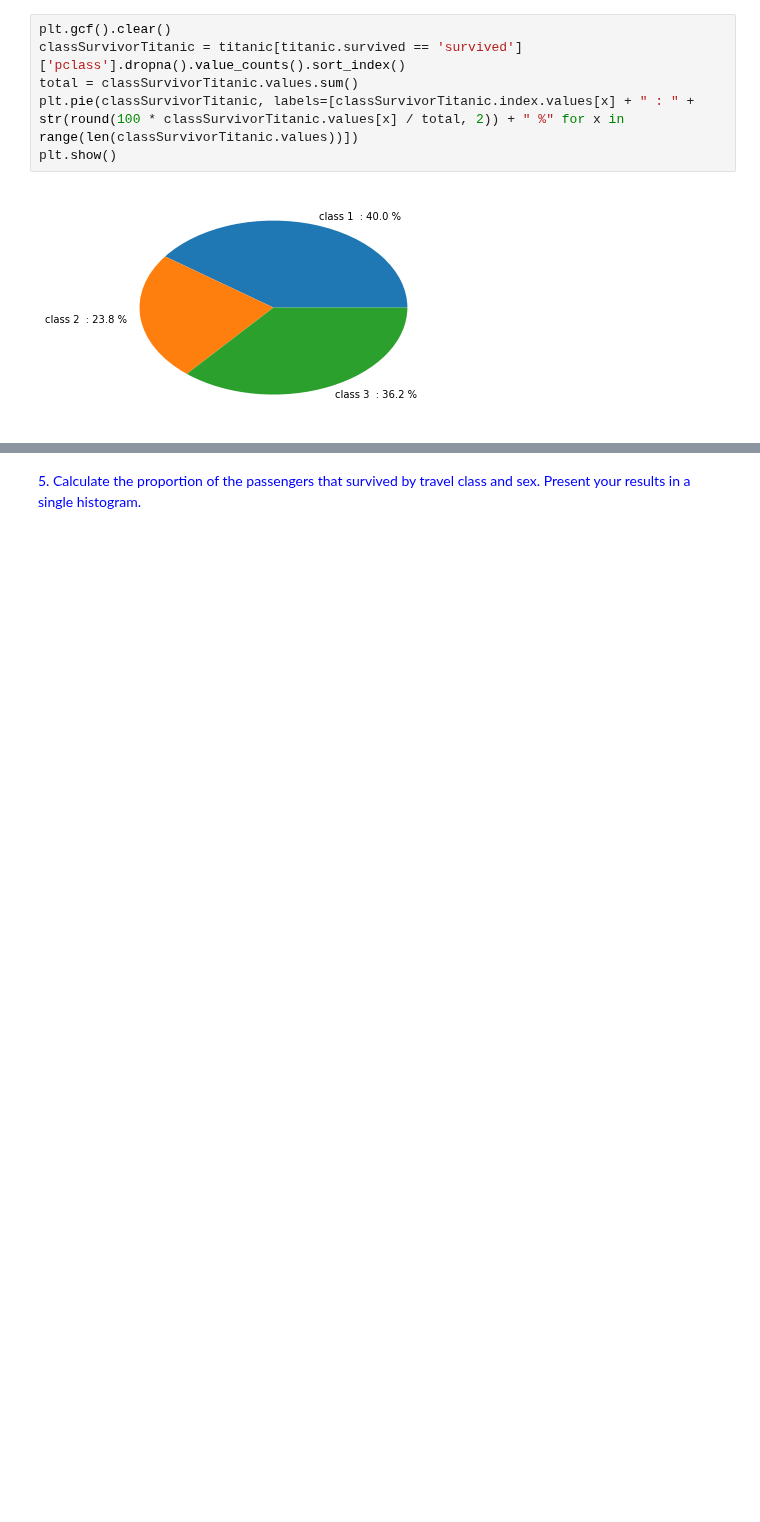
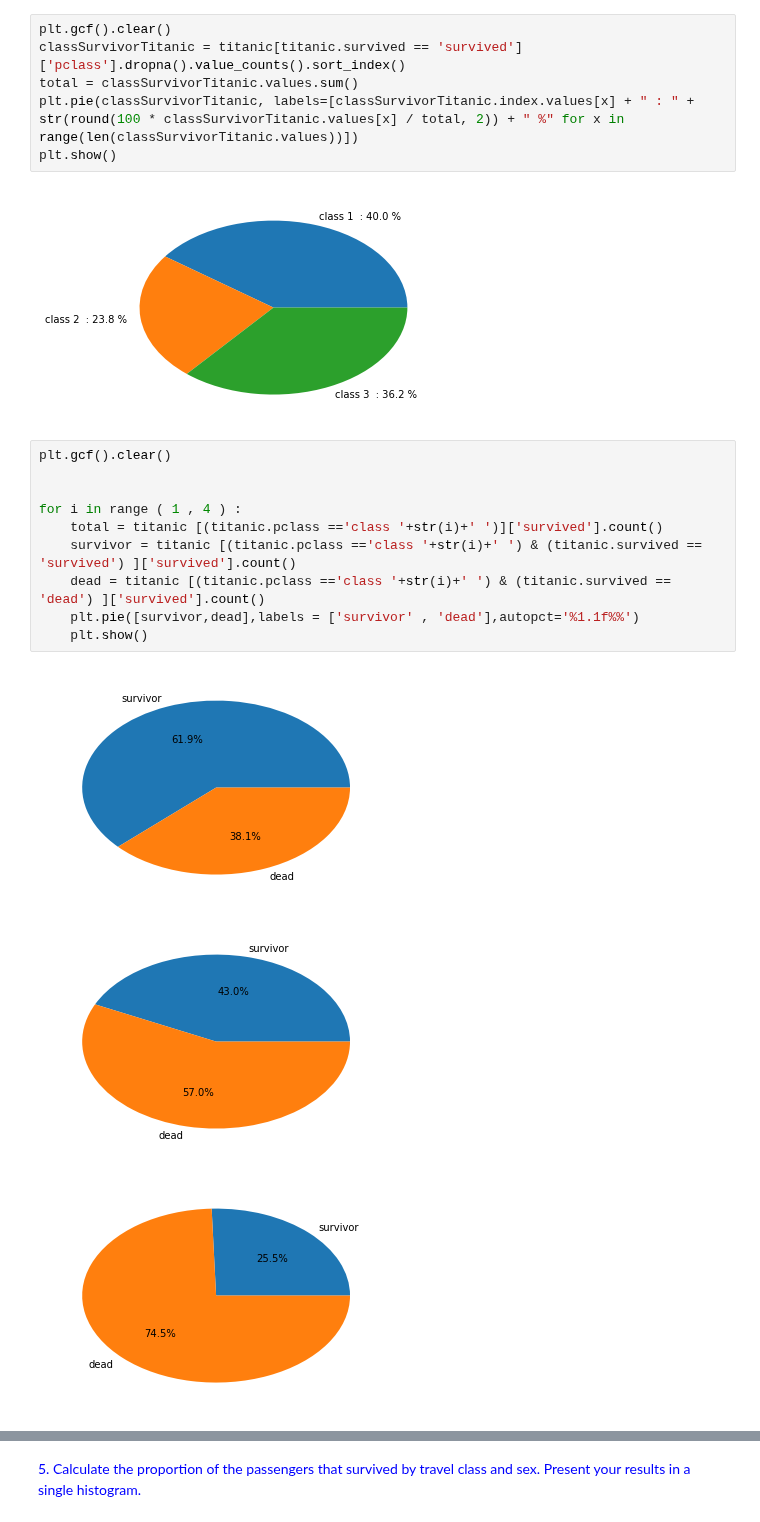
Before and after one commit to matthieuDev/ADA2017, a Jupyter notebook: 01 - Pandas and Data Wrangling/Homework 1.ipynb, the cells around one changed output, grey strips where cells are left out. Saved outputs shown, nothing was run; the diff lists cells and outputs as text; blank space fills up the shorter version.

```diff
--- a/01 - Pandas and Data Wrangling/Homework 1.ipynb
+++ b/01 - Pandas and Data Wrangling/Homework 1.ipynb
@@ -503,4 +503,18 @@ plt.pie(classSurvivorTitanic, labels=[classSurvivorTitanic.index.values[x] + " :
 plt.show()
 # %% [output]
 [figure]
+# %%
+plt.gcf().clear()
+
+
+for i in range ( 1 , 4 ) :
+    total = titanic [(titanic.pclass =='class '+str(i)+' ')]['survived'].count()
+    survivor = titanic [(titanic.pclass =='class '+str(i)+' ') & (titanic.survived == 'survived') ]['survived'].count()
+    dead = titanic [(titanic.pclass =='class '+str(i)+' ') & (titanic.survived == 'dead') ]['survived'].count()
+    plt.pie([survivor,dead],labels = ['survivor' , 'dead'],autopct='%1.1f%%')
+    plt.show()
+# %% [output]
+[figure, added]
+[figure, added]
+[figure, added]
 # %% [markdown]
```
Also changed, not shown: parts of 3 cells of this notebook.
